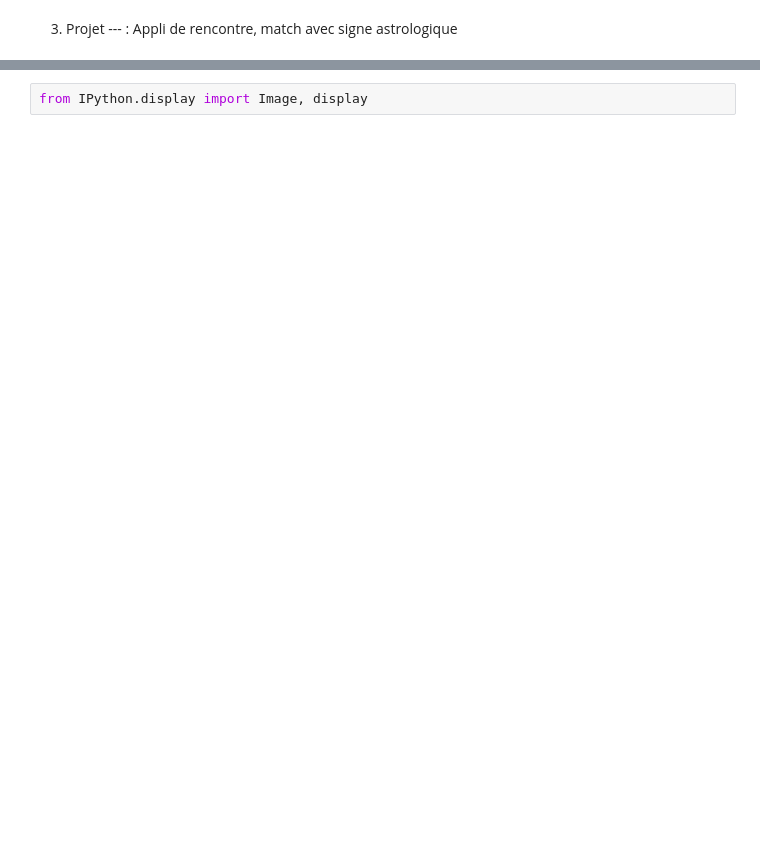
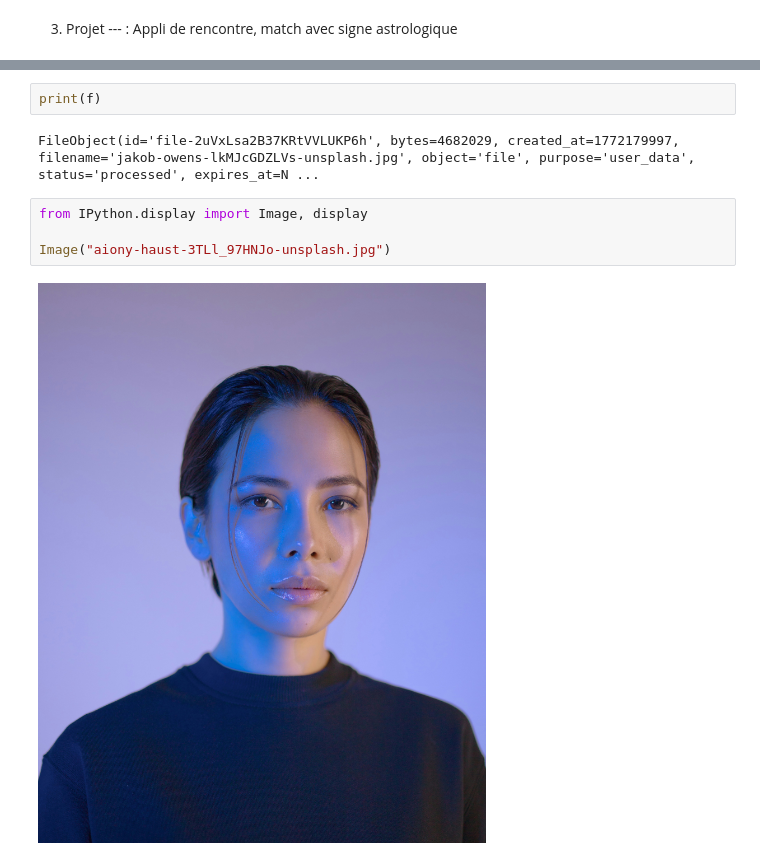
Before and after one commit to ngminhdao/kedge_bootcamp, a Jupyter notebook: projet-groupe-lou-lucie-pierre-dao.ipynb, the cells around one changed output, grey strips where cells are left out. Saved outputs shown, nothing was run; the diff lists cells and outputs as text; blank space fills up the shorter version.

```diff
--- a/projet-groupe-lou-lucie-pierre-dao.ipynb
+++ b/projet-groupe-lou-lucie-pierre-dao.ipynb
@@ -261,3 +565,11 @@ toa-heftiba-O3ymvT7Wf9U-unsplash.jpg
+# %%
+print(f)
+# %% [output]
+FileObject(id='file-2uVxLsa2B37KRtVVLUKP6h', bytes=4682029, created_at=1772179997, filename='jakob-owens-lkMJcGDZLVs-unsplash.jpg', object='file', purpose='user_data', status='processed', expires_at=N ...
 # %%
 from IPython.display import Image, display
+
+Image("aiony-haust-3TLl_97HNJo-unsplash.jpg")
+# %% [output]
+[figure, added]
 # %%
```
Also changed, not shown: parts of 12 cells of this notebook.
